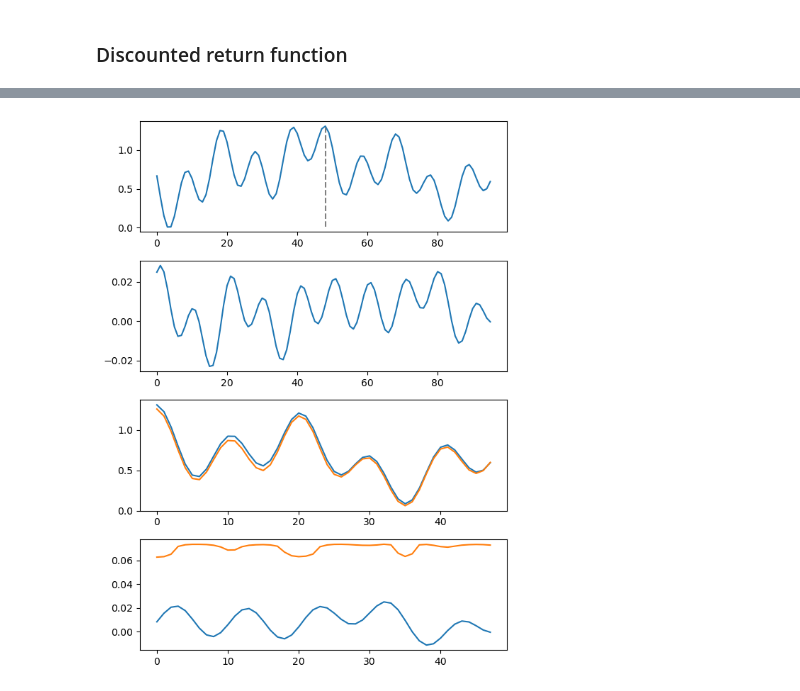
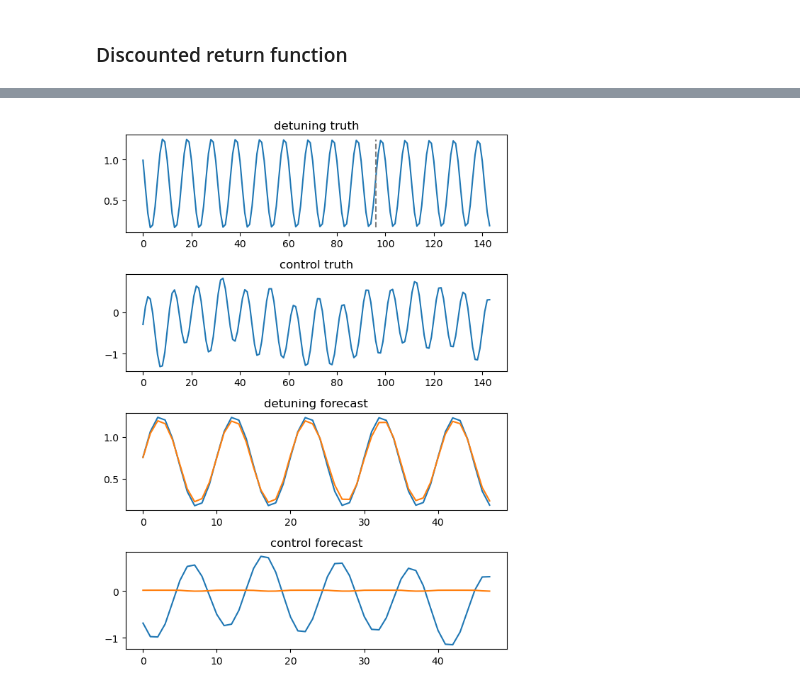
Before and after one commit to maalberg/kind, a Jupyter notebook: notebooks/delay/03_tesla_rl_train.ipynb, the cells around one changed output, grey strips where cells are left out. Drawn from its saved outputs; the diff is of its cells as text; code cells hidden in the pictures.

```diff
--- a/notebooks/delay/03_tesla_rl_train.ipynb
+++ b/notebooks/delay/03_tesla_rl_train.ipynb
@@ -64,7 +64,7 @@ parser = kind.create_args_parser()
 
 args = parser.parse_args(
     args=[
-        '--data_name', 'SRF gun simulation',
+        '--data_name', 'kind-rl-policy-eval',
         '--data_dir', '../../data/delay',
         '--data_file', 'gun_sim',
         '--data_nsample', '200',
@@ -75,7 +75,8 @@ args = parser.parse_args(
 
         '--feature_dim', '0,1',
         '--target_dim', '0',
-        '--lookback_nsample', '48',
+        '--mask_dim', '2',
+        '--lookback_nsample', '96',
         '--forecast_nsample', '48',
 
         '--batch_size', '64',
@@ -86,8 +87,8 @@ args = parser.parse_args(
         '--checkpoints', '../../models/delay',
 
         '--seg_nsample_stat', '24',
-        '--seg_nsample_trans', '24',
-        '--fun_stat', '{"sin": 5, "cos": 5}',
+        '--seg_nsample_trans', '12',
+        '--fun_stat', '{"sin": 6, "cos": 6}',
         '--fun_trans', '{"data": 10}',
     ]
 )
@@ -123,7 +124,9 @@ def evaluate_policy(sa, model, args, value_fun, gamma):
 
     model_output = model(sa)
 
+    sa = sa[:, :, :2] # strip mask dimension
     s = sa[:, :, [0]]
+    s = s[:, -48:, :]
     a = sa[:, :, [1]]
     s_next = model_output[0][:, args.lookback_nsample:]
 
@@ -228,13 +231,17 @@ value_fun.load_state_dict(torch.load(best_model_path, weights_only=True))
 <All keys matched successfully>
 # %%
 def improve_policy(sa, model, policy, args, value_fun, gamma):
+    s = sa[:, -48:, [0]]
+    a = policy(s)
+    r = torch.mean(reward_fun(torch.cat([s, a], dim=-1)), dim=1)
+
     s = sa[:, :, [0]]
-    a = policy(s)
-    sa = torch.cat([s, a], dim=-1)
+    a = torch.cat([torch.zeros_like(a), a], dim=1)
+    m = torch.zeros_like(a)
+    m[:, -48:] = 1.
+    sam = torch.cat([s, a, m], dim=-1)
 
-    r = torch.mean(reward_fun(sa), dim=1)
-
-    model_output = model(sa)
+    model_output = model(sam)
     s_next = model_output[0][:, args.lookback_nsample:]
     s_next = s_next.reshape(s_next.shape[0], -1)
     v_next = value_fun(s_next)
@@ -260,7 +267,7 @@ def validate_policy(policy, data_loader, model, args, value_fun, gamma):
 # %%
 policy_ni = 1
 policy_no = 1
-policy = utils_nn.fcnn(feat=[policy_ni, 64, 64, 64, policy_no], actfun_hid='relu')
+policy = utils_nn.fcnn(feat=[policy_ni, 64, 64, policy_no], actfun_hid='relu')
 
 nepoch = 100
 learning_rate = 1e-3
@@ -330,35 +337,39 @@ with torch.no_grad():
         sa_next = fore[[jdata]]
         sa_total = torch.cat([sa, sa_next], dim=1)
 
         model_output = model(sa)
 
         s_next = model_output[0][:, args.lookback_nsample:]
         a_next = policy(s_next)
 
         plt.figure(figsize=(6,8))
 
         sa_total_xmin = torch.min(sa_total[0, :, 0])
         sa_total_xmax = torch.max(sa_total[0, :, 0])
         plt.subplot(4,1,1)
+        plt.title('detuning truth')
         plt.plot(sa_total[0, :, 0])
-        plt.plot([48, 48], [sa_total_xmin, sa_total_xmax], color='gray', linestyle='dashed')
+        plt.plot([96, 96], [sa_total_xmin, sa_total_xmax], color='gray', linestyle='dashed')
 
         plt.subplot(4,1,2)
+        plt.title('control truth')
         plt.plot(sa_total[0, :, 1])
 
         plt.subplot(4,1,3)
+        plt.title('detuning forecast')
         plt.plot(sa_next[0, :, 0])
         plt.plot(s_next[0, :, 0])
 
         plt.subplot(4,1,4)
+        plt.title('control forecast')
         plt.plot(sa_next[0, : , 1])
         plt.plot(a_next[0, :, 0])
 
         plt.tight_layout()
         plt.show()
         break
 # %% [output]
-[figure, old version]
+[figure, new version]
 # %%
 v_lqg = []
 v_nn = []
```
Also changed, not shown: parts of 4 cells of this notebook, 4 other files.
